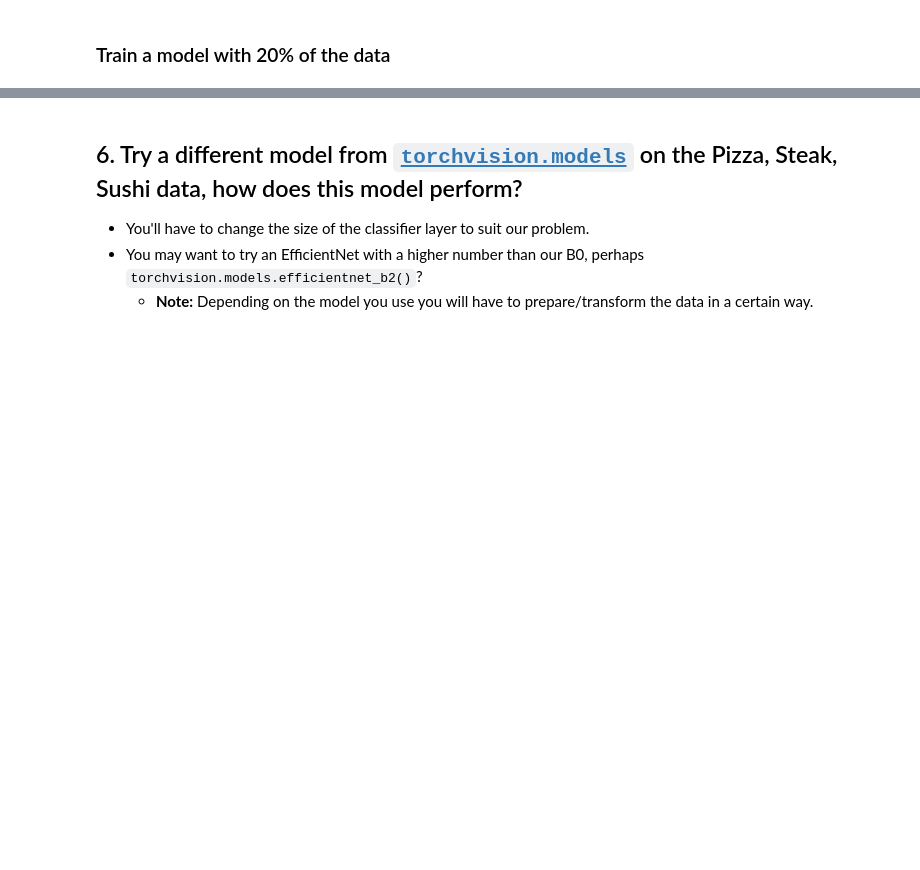
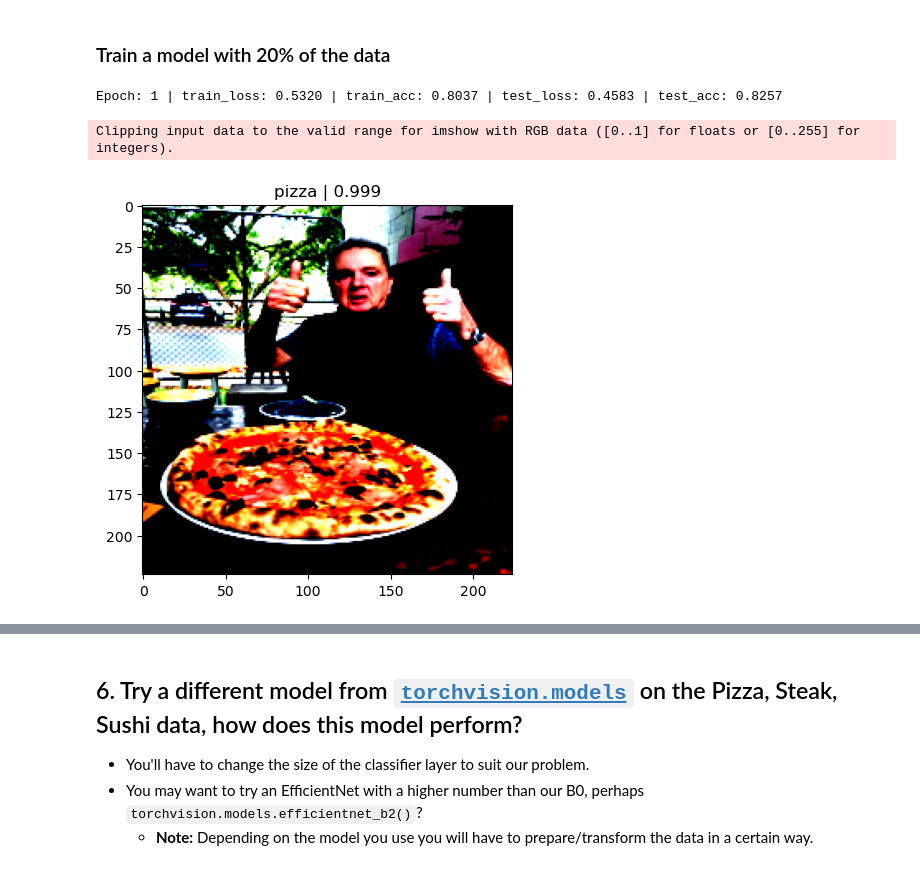
Before and after one commit to devdezzies/deep-learning-with-pytorch, a Jupyter notebook: exercises/06_pytorch_transfer_learning_exercises.ipynb, the cells around one changed output, grey strips where cells are left out. Saved outputs shown, nothing was run; the diff lists cells and outputs as text; code cells hidden in the pictures; blank space fills up the shorter version.

```diff
--- a/exercises/06_pytorch_transfer_learning_exercises.ipynb
+++ b/exercises/06_pytorch_transfer_learning_exercises.ipynb
@@ -327,0 +423,19 @@ train_dataloader_20_percent, test_dataloader_20_percent, class_names
+# %%
+# TODO: Recreate a new model
+model_1 = torchvision.models.efficientnet_b0(pretrained=True).to(device)
+for param in model_1.features.parameters():
+    param.requires_grad = False
+
+# Set the manual seeds
+torch.manual_seed(42)
+torch.cuda.manual_seed(42)
+
+# Get the length of class_names (one output unit for each class)
+output_shape = len(class_names)
+
+# Recreate the classifier layer and seed it to the target device
+model_1.classifier = torch.nn.Sequential(
+    torch.nn.Dropout(p=0.2, inplace=True),
+    torch.nn.Linear(in_features=1280,
+                    out_features=output_shape, # same number of output units as our number of classes
+                    bias=True)).to(device)
@@ -331,0 +447,10 @@ train_dataloader_20_percent, test_dataloader_20_percent, class_names
+# %%
+model_1_results = engine.train(model=model_1, train_dataloader=train_dataloader_20_percent, test_dataloader=test_dataloader_20_percent, optimizer=optimizer, loss_fn=loss_fn, epochs=10, device=device)
+# %% [output]
+Epoch: 1 | train_loss: 0.5320 | train_acc: 0.8037 | test_loss: 0.4583 | test_acc: 0.8257
+# %%
+pred_and_plot(model=model_1, image_path="https://raw.githubusercontent.com/mrdbourke/pytorch-deep-learning/main/images/04-pizza-dad.jpeg",
+                transform=simple_transform, class_names=class_names)
+# %% [output]
+Clipping input data to the valid range for imshow with RGB data ([0..1] for floats or [0..255] for integers).
+[figure, added]
```
Also changed, not shown: parts of 30 cells of this notebook.
